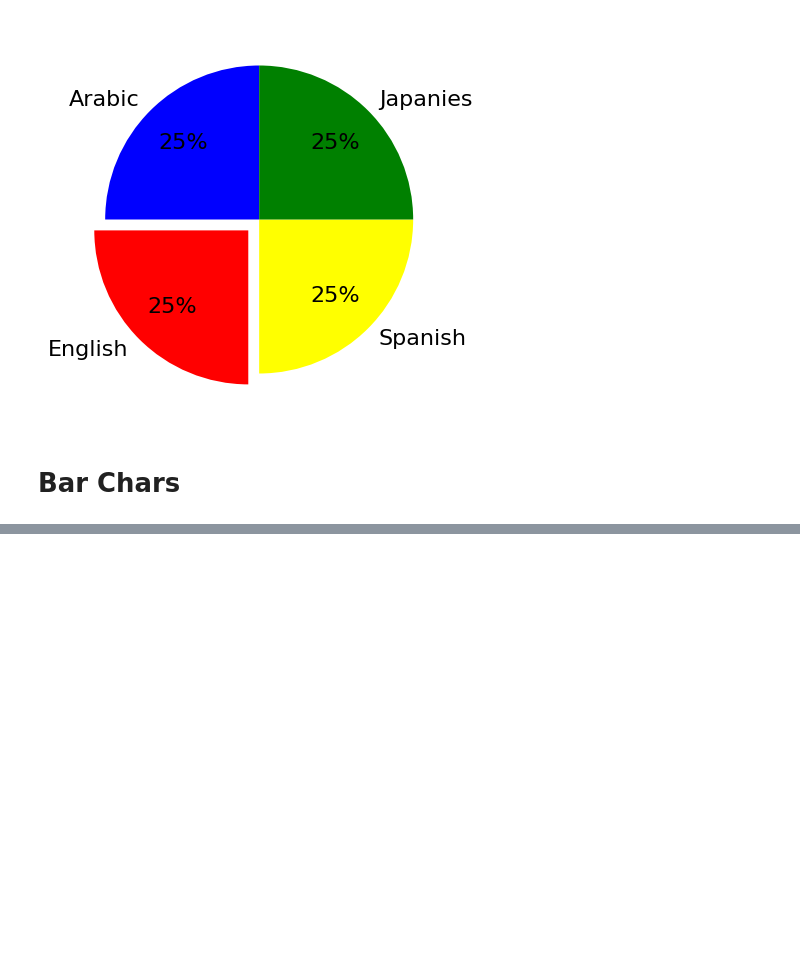
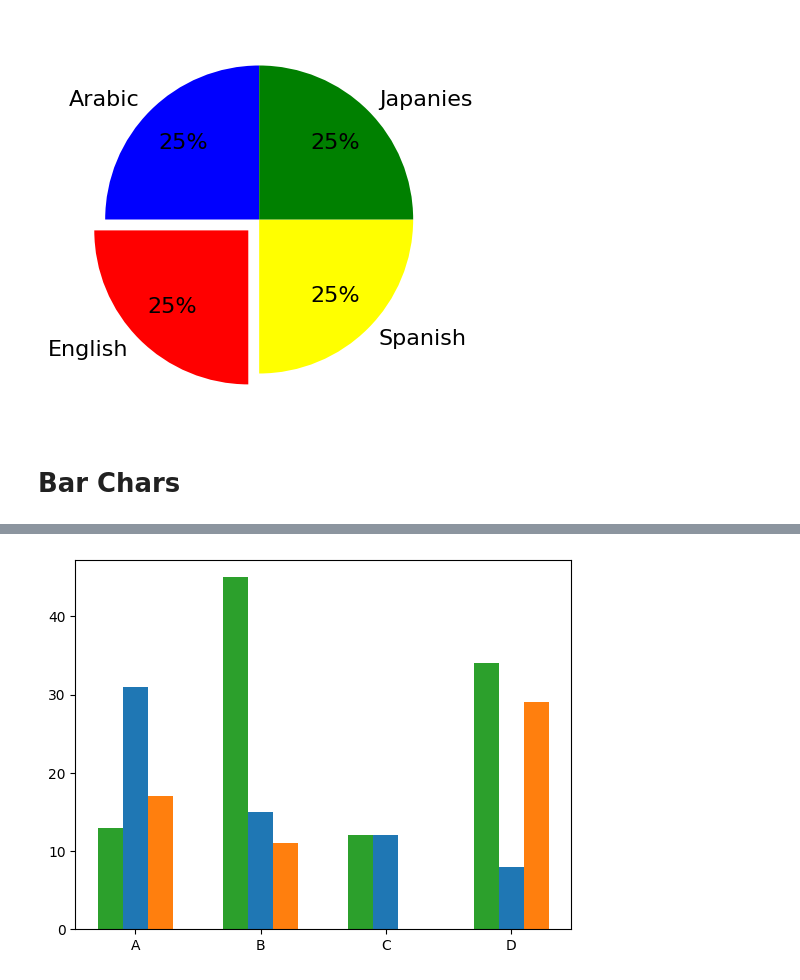
Before and after one commit to NuraddinQJ/AiDojo-Bootcamp, a Jupyter notebook: Week2_Day2.ipynb, the cells around one changed output, grey strips where cells are left out. Saved outputs shown, nothing was run; the diff lists cells and outputs as text; code cells hidden in the pictures; blank space fills up the shorter version.

```diff
--- a/Week2_Day2.ipynb
+++ b/Week2_Day2.ipynb
@@ -136,0 +148,16 @@ plt.show()
+# %%
+cat = ['A', 'B', 'C', 'D']
+val1 = [31, 15 , 12 ,8]
+val2 = [17, 11, 0 ,29]
+val3 = [13, 45, 12, 34]
+w = 0.2
+
+x = np.arange(len(cat))
+plt.bar(x, val1, w)
+plt.bar(x+w, val2, w)
+plt.bar(x-w, val3, w)
+
+plt.xticks(x,cat)
+plt.show()
+# %% [output]
+[figure, added]
```
Also changed, not shown: parts of 11 cells of this notebook.
